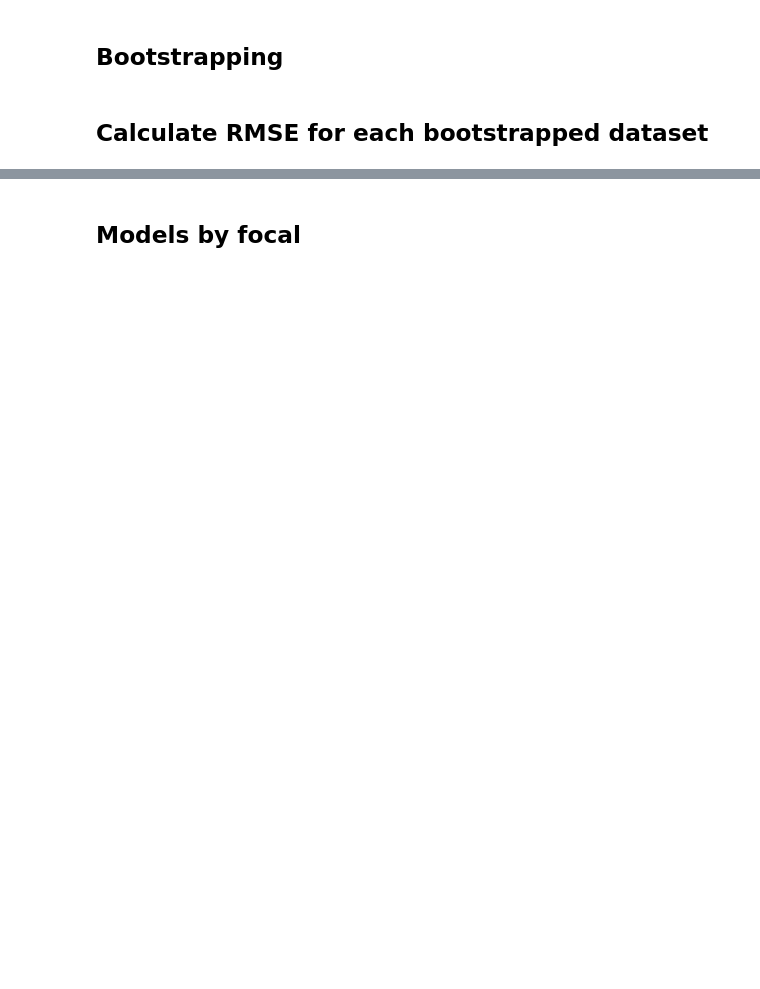
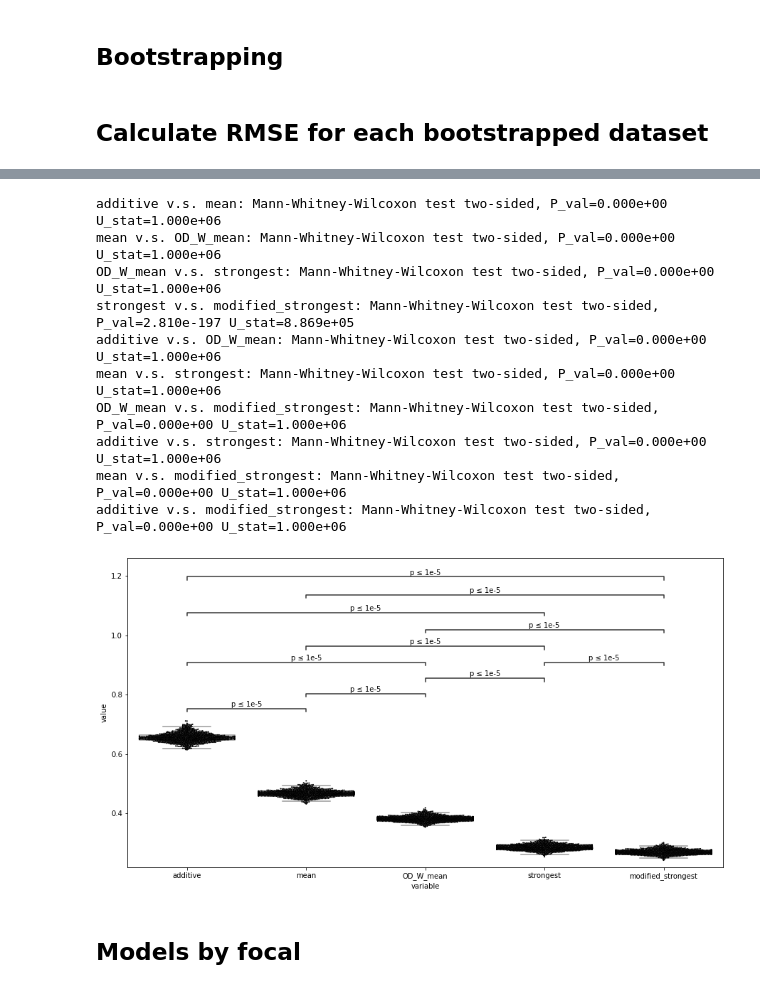
Before and after one commit to amichaibk/community_effects, a Jupyter notebook: Bootstrapping_RMSEs.ipynb, the cells around one changed output, grey strips where cells are left out. Drawn from its saved outputs; the diff is of its cells as text; code cells hidden in the pictures; blank space fills up the shorter version.

```diff
--- a/Bootstrapping_RMSEs.ipynb
+++ b/Bootstrapping_RMSEs.ipynb
@@ -351,3 +361,41 @@ k2_sumsum
+# %%
+fig, axes = plt.subplots(1,1,figsize=(15,8))
+
+data=k2_summ_df.melt()
+
+
+ax=sns.boxplot(data=data, x='variable', y='value',color='white', fliersize=0)
+ax=sns.swarmplot(data=data, x='variable', y='value',size=2, color='black')
+
+add_stat_annotation(ax, data=data, x="variable", y="value",
+                   box_pairs=list(itertools.combinations(list(k2_summ_df),2)),
+                   test='Mann-Whitney', text_format='simple', verbose=2, comparisons_correction=None);
+
+
+# ax.set_xlabel('\nPairs from single species                                     '+
+#               'Trios from single species                                     Trios from pairs  '+
+#               '\n\n         Dataset and model',fontsize=15)
+# ax.set_ylabel('nRMSE',fontsize=20)
+# ax.yscale=('log')
+# ax.set_xticklabels(['Additive', 'Mean', 'Strongest',
+#                     'Additive', 'Mean', 'Strongest',
+#                     'Additive', 'Mean', 'Strongest',], fontsize=15)
+# # ax.tick_params(labelsize=20)
+# # ax.set_ylim(-5,4.5)
+# plt.tight_layout()
+# fig.savefig('FS7_bts.png')
+# %% [output]
+additive v.s. mean: Mann-Whitney-Wilcoxon test two-sided, P_val=0.000e+00 U_stat=1.000e+06
+mean v.s. OD_W_mean: Mann-Whitney-Wilcoxon test two-sided, P_val=0.000e+00 U_stat=1.000e+06
+OD_W_mean v.s. strongest: Mann-Whitney-Wilcoxon test two-sided, P_val=0.000e+00 U_stat=1.000e+06
+strongest v.s. modified_strongest: Mann-Whitney-Wilcoxon test two-sided, P_val=2.810e-197 U_stat=8.869e+05
+additive v.s. OD_W_mean: Mann-Whitney-Wilcoxon test two-sided, P_val=0.000e+00 U_stat=1.000e+06
+mean v.s. strongest: Mann-Whitney-Wilcoxon test two-sided, P_val=0.000e+00 U_stat=1.000e+06
+OD_W_mean v.s. modified_strongest: Mann-Whitney-Wilcoxon test two-sided, P_val=0.000e+00 U_stat=1.000e+06
+additive v.s. strongest: Mann-Whitney-Wilcoxon test two-sided, P_val=0.000e+00 U_stat=1.000e+06
+mean v.s. modified_strongest: Mann-Whitney-Wilcoxon test two-sided, P_val=0.000e+00 U_stat=1.000e+06
+additive v.s. modified_strongest: Mann-Whitney-Wilcoxon test two-sided, P_val=0.000e+00 U_stat=1.000e+06
+[figure, added]
 # %% [markdown]
 ## Models by focal
 # %%
```
Also changed, not shown: parts of 15 cells of this notebook, 25 other files.
